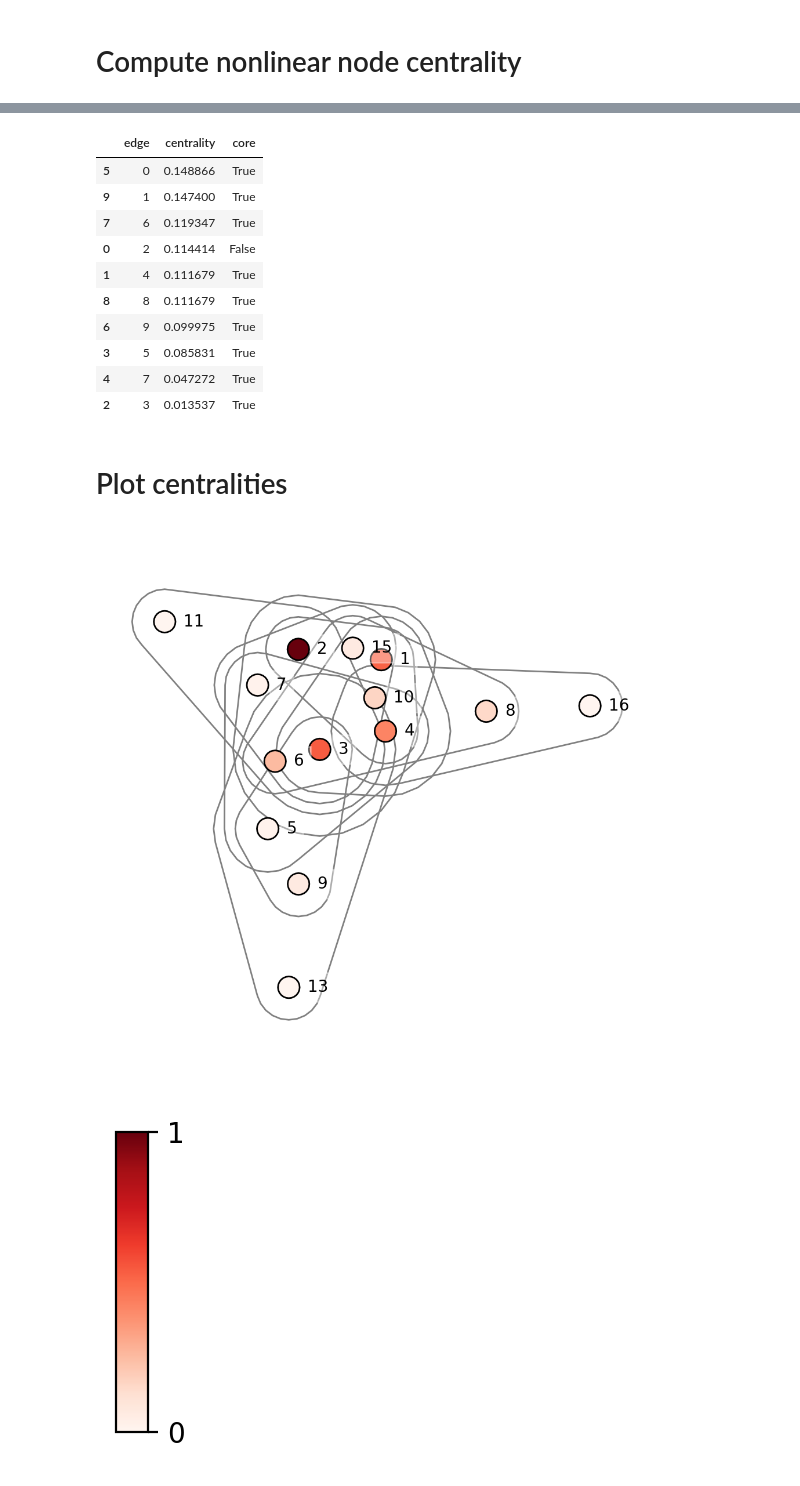
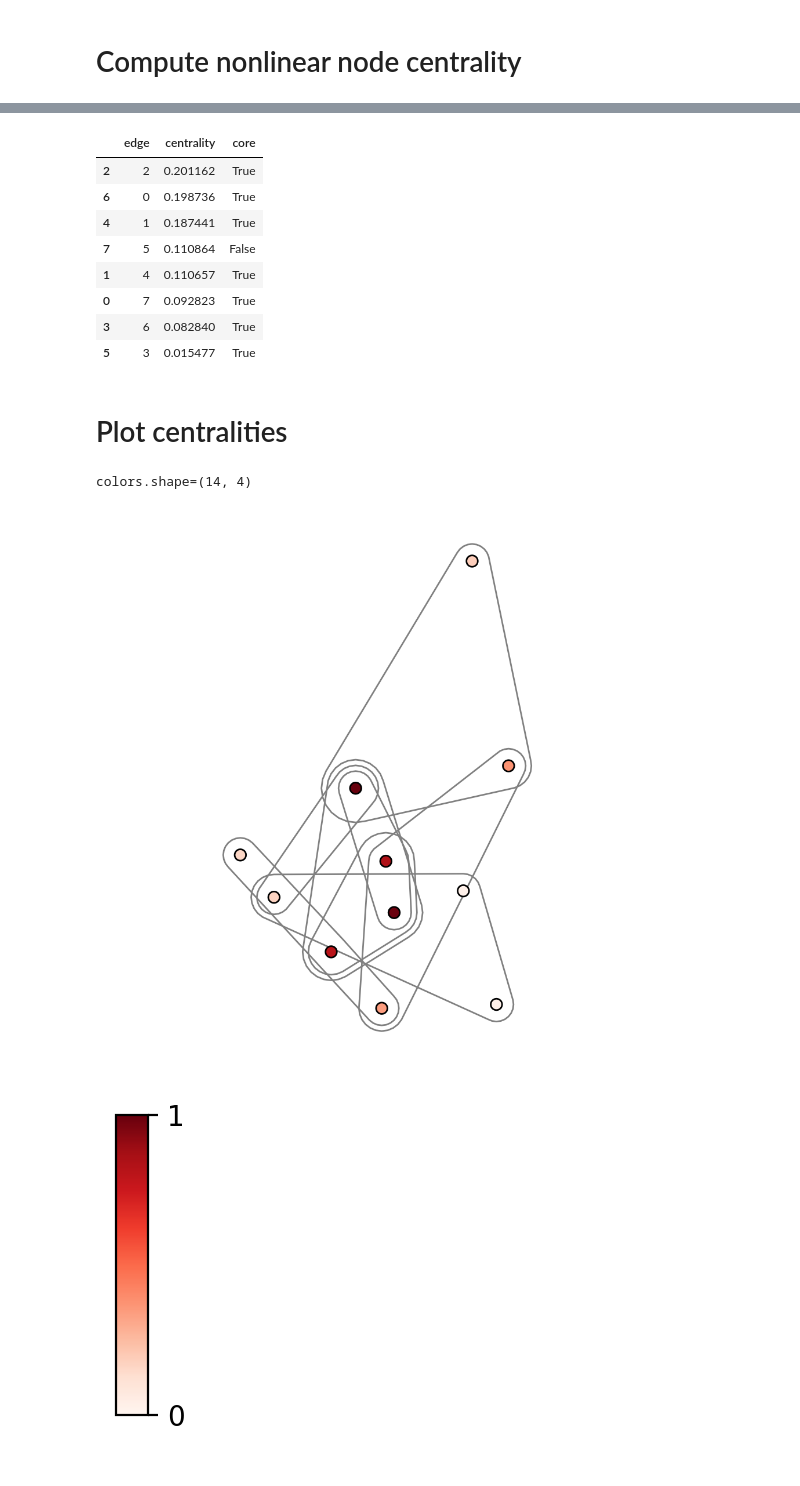
Before and after one commit to CooperStansbury/higher-order-single-cell, a Jupyter notebook: notebooks/toy_example.ipynb, the cells around one changed output, grey strips where cells are left out. Saved outputs shown, nothing was run; the diff lists cells and outputs as text; code cells hidden in the pictures.

```diff
--- a/notebooks/toy_example.ipynb
+++ b/notebooks/toy_example.ipynb
@@ -26,7 +26,7 @@ import centrality as central
 import core_utils
 # %%
 num_core_nodes = 4
-num_periphery_nodes = 15
+num_periphery_nodes = 10
 edge_probability_core = 0.95
 edge_probability_periphery = 0.1
 avg_edge_size = 3
@@ -183,9 +184,12 @@ hnx.drawing.draw(hx,
 # %% [markdown]
 # Compute nonlinear node centrality
 # %%
-ncent, ecent = central.nonlinear_eigenvector_centrality(H.to_numpy(),
-                                                        function='linear',
-                                                        maxiter=1000)
+ncent, ecent = central.nonlinear_eigenvector_centrality(
+    H.to_numpy(),
+    function='linear',
+    maxiter=1000,
+)
+
 nodes = pd.DataFrame({
     'node' : H.index.to_list(),
     'centrality' : ncent,
@@ -193,8 +197,10 @@ nodes = pd.DataFrame({
 
 nodes['core'] = nodes['node'].isin(core_nodes)
 
-nodes = nodes.sort_values(by='centrality',
-                          ascending=False,)
+nodes = nodes.sort_values(
+    by='centrality',
+    ascending=False,
+)
 nodes.head()
 # %% [output]
 |  | node | centrality | core |
@@ -218,40 +224,40 @@ edges = edges.sort_values(by='centrality',
 edges.head(10)
 # %% [output]
 |  | edge | centrality | core |
-| 5 | 0 | 0.148866 | True |
-| 9 | 1 | 0.147400 | True |
-| 7 | 6 | 0.119347 | True |
-| 0 | 2 | 0.114414 | False |
-| 1 | 4 | 0.111679 | True |
-| 8 | 8 | 0.111679 | True |
-| 6 | 9 | 0.099975 | True |
-| 3 | 5 | 0.085831 | True |
-| 4 | 7 | 0.047272 | True |
-| 2 | 3 | 0.013537 | True |
+| 2 | 2 | 0.201162 | True |
+| 6 | 0 | 0.198736 | True |
+| 4 | 1 | 0.187441 | True |
+| 7 | 5 | 0.110864 | False |
+| 1 | 4 | 0.110657 | True |
+| 0 | 7 | 0.092823 | True |
+| 3 | 6 | 0.082840 | True |
+| 5 | 3 | 0.015477 | True |
 # %% [markdown]
 # Plot centralities
 # %%
 colors = plt2.floats_to_colors(ncent, colormap='Reds')
+print(f"{colors.shape=}")
 
 def node_color(v):
-    return colors[v, :]
+    return colors[v-1, :]
 
 
 plt.rcParams['figure.dpi'] = 200
 plt.rcParams['figure.figsize'] = 6, 6
 
-hnx.drawing.draw(hx,
-                 with_node_counts=False,
-                 with_edge_counts=False,
-                 with_edge_labels=False,
-                 with_node_labels=True,
-                 node_radius=2,
-                 nodes_kwargs={'color': node_color, 'ec' : 'k'},
-                 edges_kwargs={'edgecolors': 'grey',},
-                 layout_kwargs = {'seed': 39},
-                )
+hnx.drawing.draw(
+    hx,
+    with_node_counts=False,
+    with_edge_counts=False,
+    with_edge_labels=False,
+    with_node_labels=False,
+    nodes_kwargs={'color': node_color, 'ec' : 'k'},
+    edges_kwargs={'edgecolors': 'grey',},
+    layout_kwargs = {'seed': 39},
+)
 # %% [output]
+colors.shape=(14, 4)
-[figure, old version]
+[figure, new version]
 # %%
 reload(plt2)
 plt2.make_colorbar(cmap='Reds')
```
Also changed, not shown: parts of 13 cells of this notebook, 13 other files.
